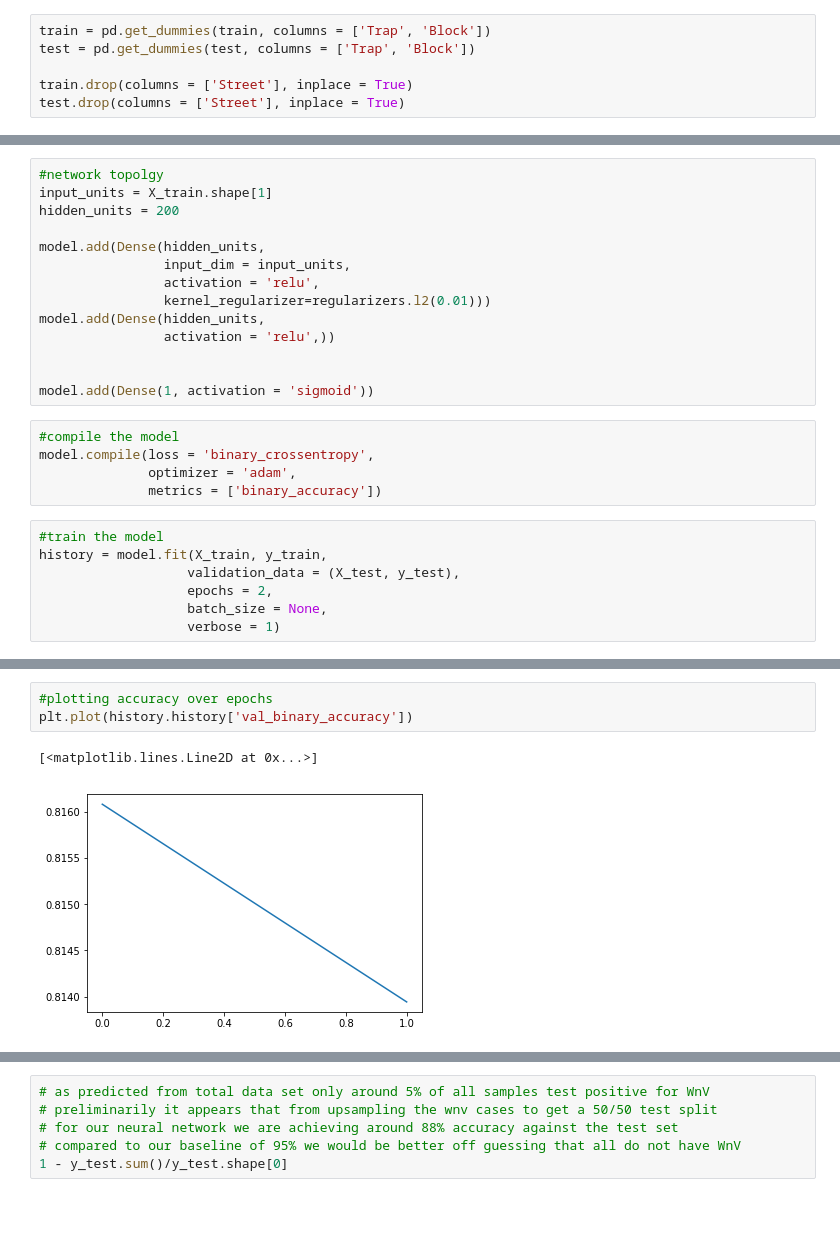
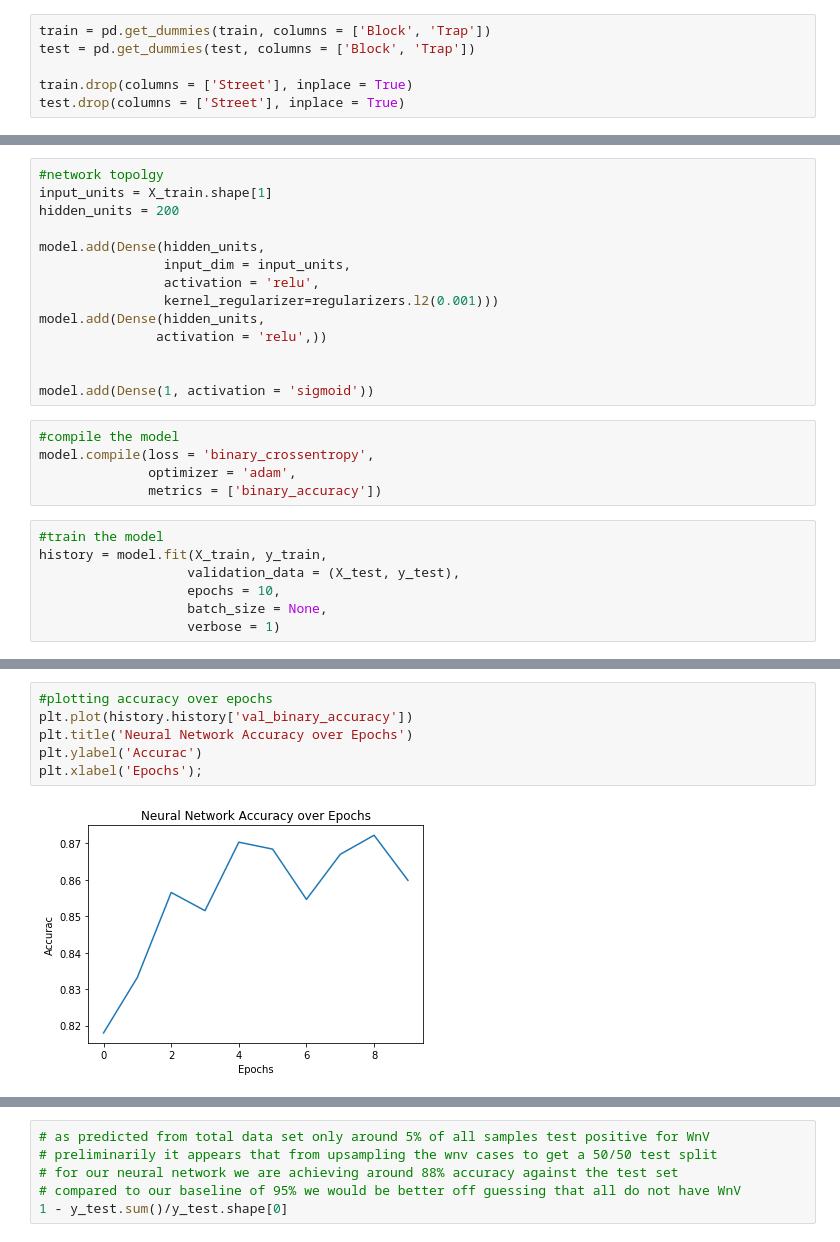
Before and after one commit to VivianAngela/West-Nile-Virus-Prediction-1, a Jupyter notebook: West Nile Virus Prediction.ipynb, the cells around one changed output, grey strips where cells are left out. Cells and saved outputs as stored; diff of their text form; blank space fills up the shorter version.

Commit message:
Added visualizations for models

```diff
--- a/West Nile Virus Prediction.ipynb
+++ b/West Nile Virus Prediction.ipynb
@@ -269,8 +274,8 @@ mosquitos_vars(test)
 # %% [markdown]
 ##### Get Dummies for Other Variables
 # %%
-train = pd.get_dummies(train, columns = ['Trap', 'Block'])
-test = pd.get_dummies(test, columns = ['Trap', 'Block'])
+train = pd.get_dummies(train, columns = ['Block', 'Trap'])
+test = pd.get_dummies(test, columns = ['Block', 'Trap'])
 
 train.drop(columns = ['Street'], inplace = True)
 test.drop(columns = ['Street'], inplace = True)
@@ -396,9 +401,9 @@ hidden_units = 200
 model.add(Dense(hidden_units,
                 input_dim = input_units,
                 activation = 'relu',
-                kernel_regularizer=regularizers.l2(0.01)))
+                kernel_regularizer=regularizers.l2(0.001)))
 model.add(Dense(hidden_units,
-                activation = 'relu',))
+               activation = 'relu',))
 
 
 model.add(Dense(1, activation = 'sigmoid'))
@@ -411,7 +416,7 @@ model.compile(loss = 'binary_crossentropy',
 #train the model
 history = model.fit(X_train, y_train,
                    validation_data = (X_test, y_test),
-                   epochs = 2,
+                   epochs = 10,
                    batch_size = None,
                    verbose = 1)
 # %% [output]
@@ -423,9 +440,11 @@ Epoch 2/2
 # %%
 #plotting accuracy over epochs
 plt.plot(history.history['val_binary_accuracy'])
+plt.title('Neural Network Accuracy over Epochs')
+plt.ylabel('Accurac')
+plt.xlabel('Epochs');
 # %% [output]
-[<matplotlib.lines.Line2D at 0x...>]
-[figure, old version]
+[figure, new version]
 # %%
 train_loss = history.history['loss']
 test_loss = history.history['val_loss']
```
Also changed, not shown: parts of 15 cells of this notebook.
